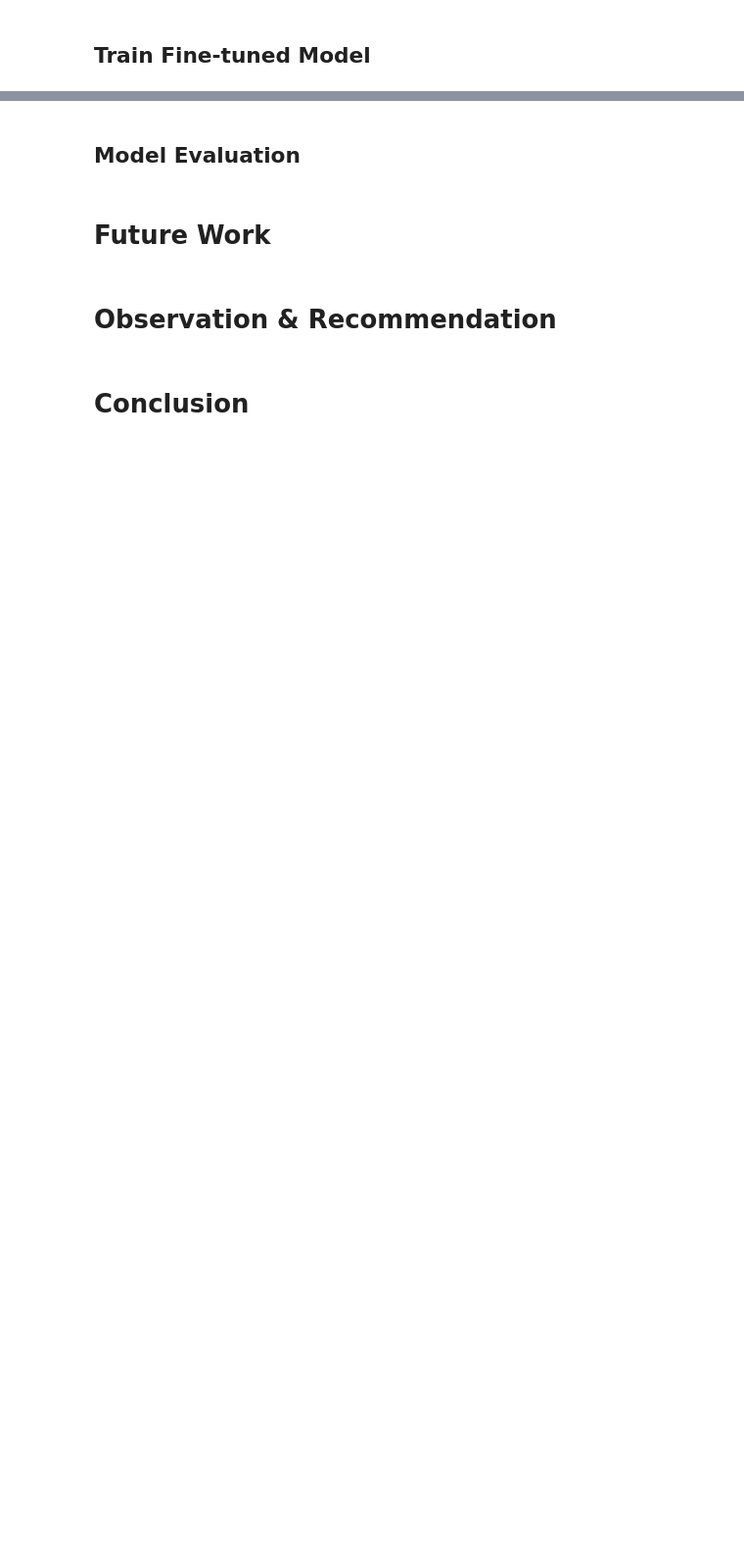
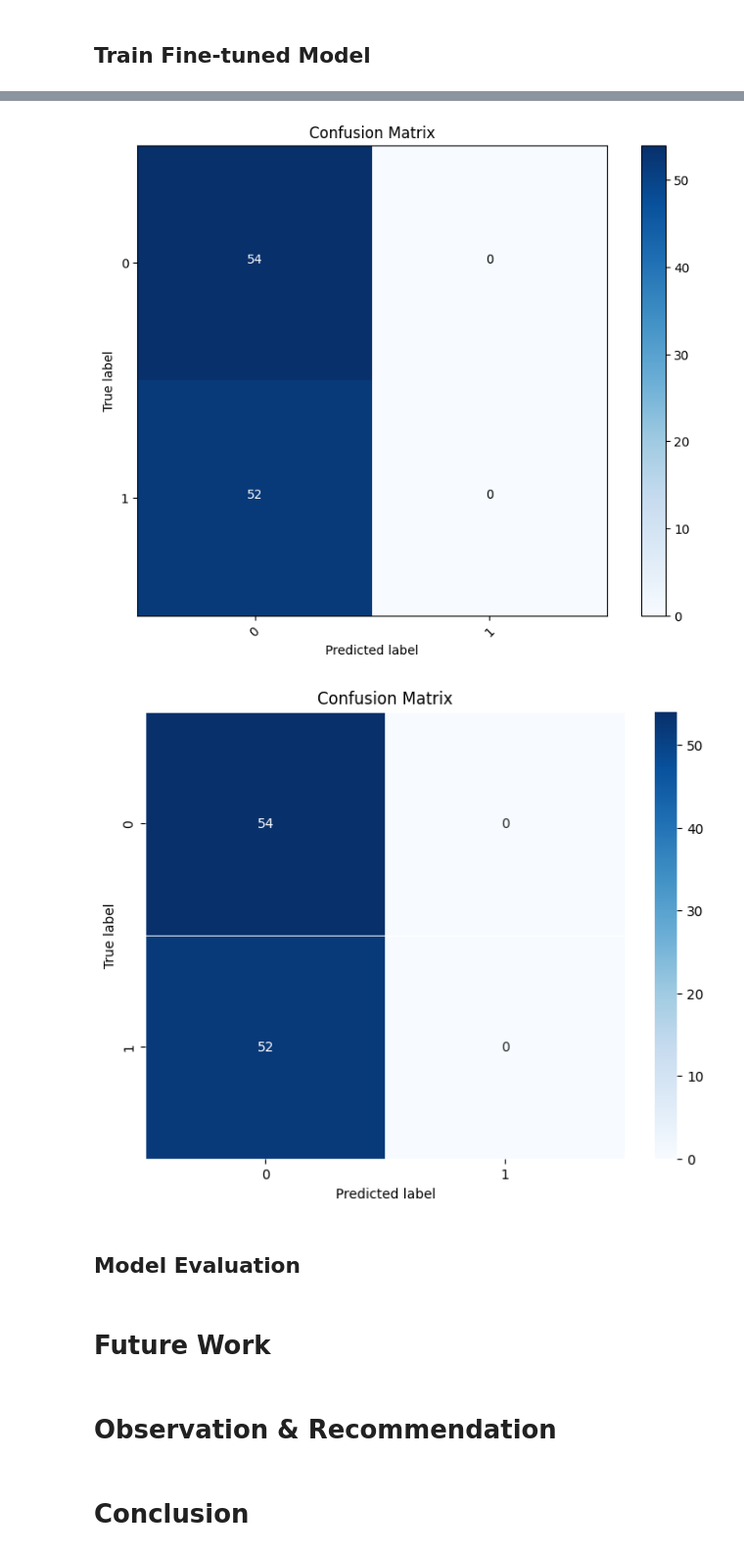
Before and after one commit to DotunOluyade/ShootingVideoClassifier, a Jupyter notebook: VideoAnomalyDetection.ipynb, the cells around one changed output, grey strips where cells are left out. Shown at 98% size. Cells and saved outputs as stored; diff of their text form; code cells hidden in the pictures; blank space fills up the shorter version.

```diff
--- a/VideoAnomalyDetection.ipynb
+++ b/VideoAnomalyDetection.ipynb
@@ -776,0 +780,47 @@ NameError: name 'history' is not defined
+# %%
+import numpy as np
+import matplotlib.pyplot as plt
+from sklearn.metrics import confusion_matrix
+import seaborn as sns
+import itertools
+
+
+
+# Assuming your model outputs logits or probabilities and your validation dataset includes labels
+val_predictions = finetune_model.predict(val_dataset)
+val_pred_labels = np.argmax(val_predictions, axis=1)  # Get the index of the max logit/probability
+
+# Assuming val_dataset also contains the labels
+true_labels = np.concatenate([y.numpy() for _, y in val_dataset])
+
+
+cm = confusion_matrix(true_labels, val_pred_labels)
+
+# Using matplotlib
+plt.figure(figsize=(8, 6))
+plt.imshow(cm, interpolation='nearest', cmap=plt.cm.Blues)
+plt.title('Confusion Matrix')
+plt.colorbar()
+tick_marks = np.arange(len(set(true_labels)))  # Number of classes
+plt.xticks(tick_marks, range(len(set(true_labels))), rotation=45)
+plt.yticks(tick_marks, range(len(set(true_labels))))
+
+thresh = cm.max() / 2.
+for i, j in itertools.product(range(cm.shape[0]), range(cm.shape[1])):
+    plt.text(j, i, cm[i, j],
+             horizontalalignment="center",
+             color="white" if cm[i, j] > thresh else "black")
+
+plt.tight_layout()
+plt.ylabel('True label')
+plt.xlabel('Predicted label')
+plt.show()
+
+# Using seaborn
+plt.figure(figsize=(8, 6))
+sns.heatmap(cm, annot=True, fmt="d", linewidths=.5, cmap="Blues")
+plt.title('Confusion Matrix')
+plt.ylabel('True label')
+plt.xlabel('Predicted label')
+plt.show()
+# %% [output]
@@ -777,3 +828,5 @@ NameError: name 'history' is not defined
+[figure, added]
+[figure, added]
 # %% [markdown]
 ## Model Evaluation
 # %% [markdown]
```
Also changed, not shown: parts of 10 cells of this notebook.
